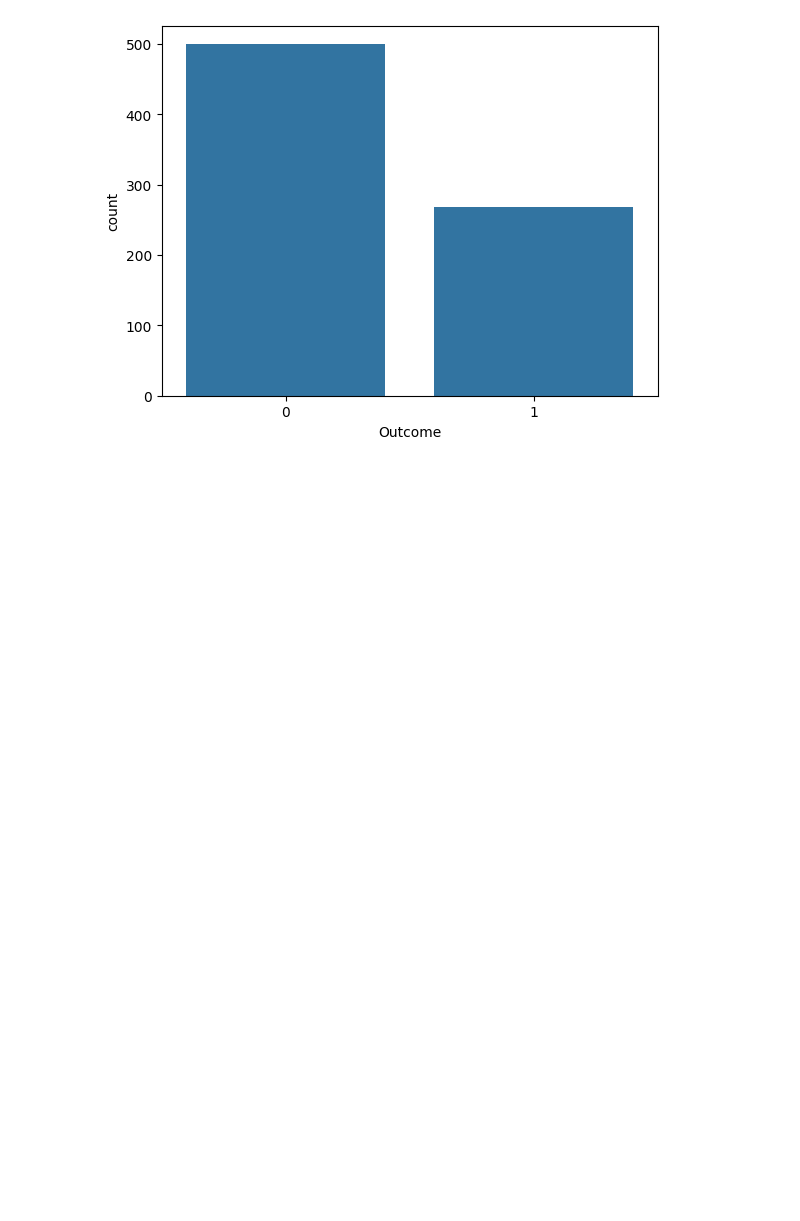
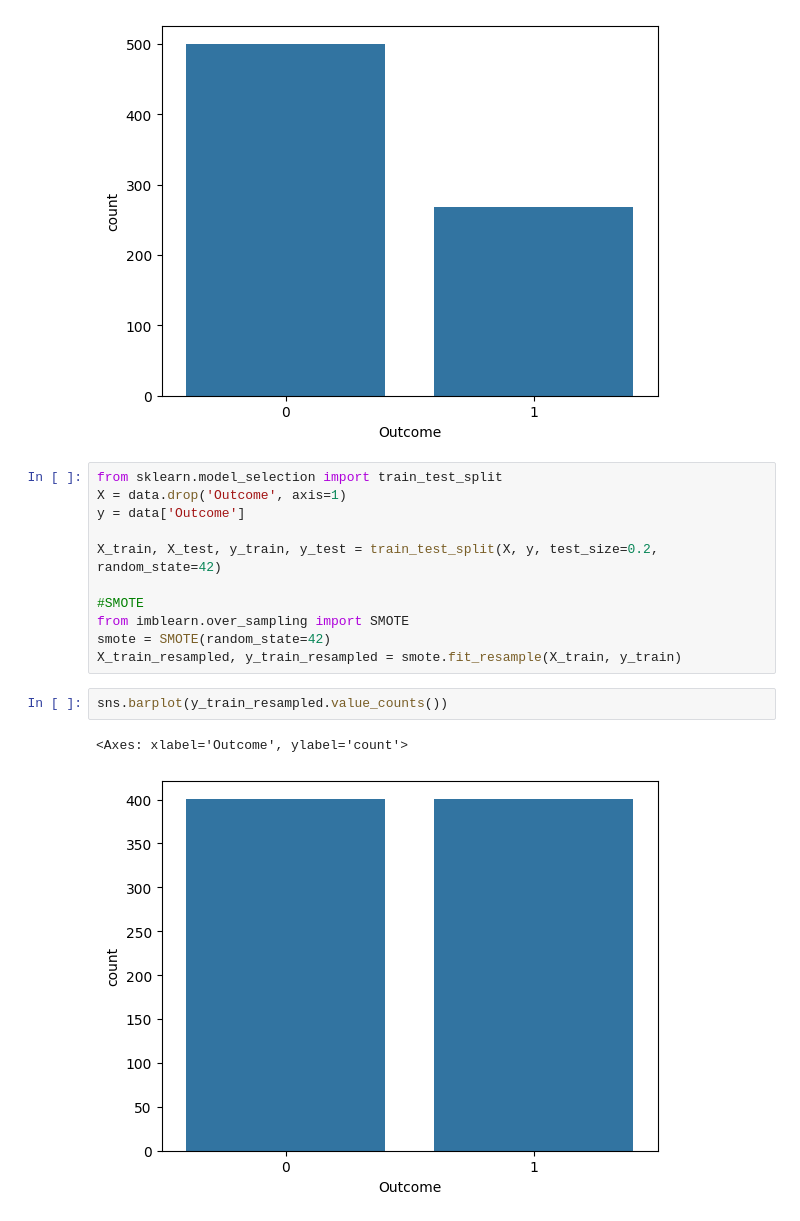
Before and after one commit to ineedhelpseriously/ML, a Jupyter notebook: Machine Learning/Supervised ML/Classification/Binary Classification/binarclassification.ipynb, the cells around one changed output. Saved outputs shown, nothing was run; the diff lists cells and outputs as text; blank space fills up the shorter version.

```diff
--- a/Machine Learning/Supervised ML/Classification/Binary Classification/binarclassification.ipynb
+++ b/Machine Learning/Supervised ML/Classification/Binary Classification/binarclassification.ipynb
@@ -75,3 +75,19 @@ sns.barplot(data['Outcome'].value_counts())
 # %% [output]
 <Axes: xlabel='Outcome', ylabel='count'>
 [figure]
+# %%
+from sklearn.model_selection import train_test_split
+X = data.drop('Outcome', axis=1)
+y = data['Outcome']
+
+X_train, X_test, y_train, y_test = train_test_split(X, y, test_size=0.2, random_state=42)
+
+#SMOTE
+from imblearn.over_sampling import SMOTE
+smote = SMOTE(random_state=42)
+X_train_resampled, y_train_resampled = smote.fit_resample(X_train, y_train)
+# %%
+sns.barplot(y_train_resampled.value_counts())
+# %% [output]
+<Axes: xlabel='Outcome', ylabel='count'>
+[figure, added]
```
Also changed, not shown: parts of 11 cells of this notebook, 3 other files.
